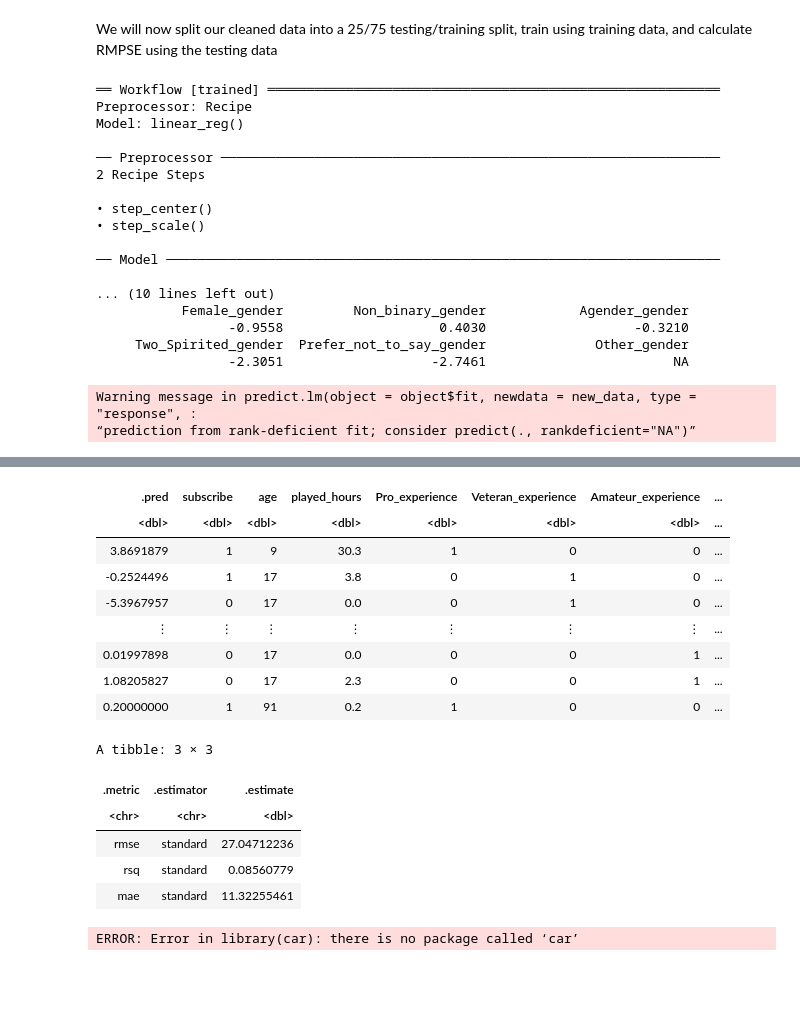
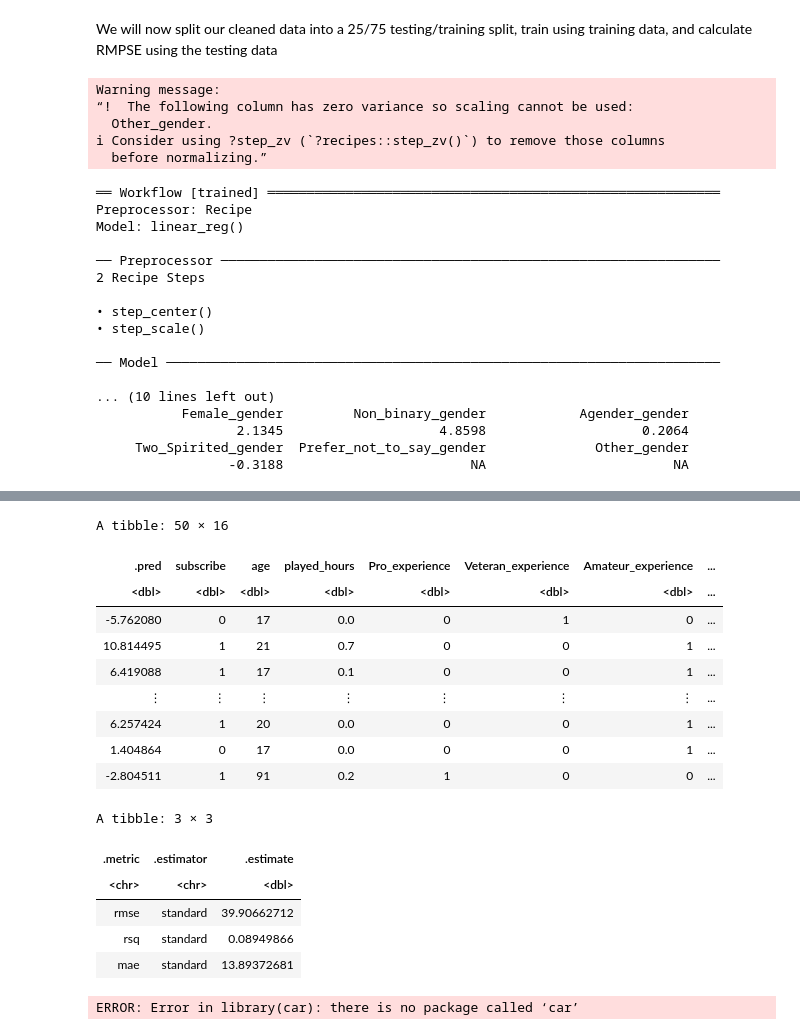
Before and after one commit to EricDing05/dsci100project, a Jupyter notebook: Method_and_Results.ipynb, the cells around one changed output, grey strips where cells are left out. Cells and saved outputs as stored; diff of their text form; code cells hidden in the pictures; blank space fills up the shorter version.

```diff
--- a/Method_and_Results.ipynb
+++ b/Method_and_Results.ipynb
@@ -94,7 +94,7 @@ Figure 2. Distribution of gender categories
 We will now split our cleaned data into a 25/75 testing/training split, train using training data, and calculate RMPSE using the testing data
 # %%
 set.seed(100)
-split = initial_split(players_clean, 0.75)
+split = initial_split(players_clean, 0.75, strata = played_hours)
 testing = testing(split)
 training = training(split)
 
@@ -109,34 +109,37 @@ lm_spec = linear_reg() |>
 player_fit = workflow() |>
     add_model(lm_spec) |>
     add_recipe(player_recipe) |>
-    fit(data = players_clean)
+    fit(data = training)
 player_fit
 
 player_preds <- player_fit |>
-  predict(players_clean) |>
-  bind_cols(players_clean)
+  predict(testing) |>
+  bind_cols(testing)
 
 player_metrics = player_preds |> metrics(truth = played_hours, estimate = .pred)
 
 player_preds
 player_metrics
 # %% [output]
-══ Workflow [trained] ══════════════════════════════════════════════════════════
-Preprocessor: Recipe
-Model: linear_reg()
-
-── Preprocessor ────────────────────────────────────────────────────────────────
-2 Recipe Steps
-
-• step_center()
-• step_scale()
-
-── Model ───────────────────────────────────────────────────────────────────────
-
-... (10 lines left out)
-           Female_gender         Non_binary_gender            Agender_gender
-                 -0.9558                    0.4030                   -0.3210
-     Two_Spirited_gender  Prefer_not_to_say_gender              Other_gender
-                 -2.3051                   -2.7461                        NA
+Warning message:
+“!  The following column has zero variance so scaling cannot be used:
+  Other_gender.
+ℹ Consider using ?step_zv (`?recipes::step_zv()`) to remove those columns
+  before normalizing.”
-Warning message in predict.lm(object = object$fit, newdata = new_data, type = "response", :
-“prediction from rank-deficient fit; consider predict(., rankdeficient="NA")”
+══ Workflow [trained] ══════════════════════════════════════════════════════════
+Preprocessor: Recipe
+Model: linear_reg()
+
+── Preprocessor ────────────────────────────────────────────────────────────────
+2 Recipe Steps
+
+• step_center()
+• step_scale()
+
+── Model ───────────────────────────────────────────────────────────────────────
+
+... (10 lines left out)
+           Female_gender         Non_binary_gender            Agender_gender
+                  2.1345                    4.8598                    0.2064
+     Two_Spirited_gender  Prefer_not_to_say_gender              Other_gender
+                 -0.3188                        NA                        NA
@@ -144,18 +148,19 @@ A tibble: 196 × 16
+A tibble: 50 × 16
 | .pred | subscribe | age | played_hours | Pro_experience | Veteran_experience | Amateur_experience | ... |
 | <dbl> | <dbl> | <dbl> | <dbl> | <dbl> | <dbl> | <dbl> | ... |
-| 3.8691879 | 1 | 9 | 30.3 | 1 | 0 | 0 | ... |
-| -0.2524496 | 1 | 17 | 3.8 | 0 | 1 | 0 | ... |
-| -5.3967957 | 0 | 17 | 0.0 | 0 | 1 | 0 | ... |
+| -5.762080 | 0 | 17 | 0.0 | 0 | 1 | 0 | ... |
+| 10.814495 | 1 | 21 | 0.7 | 0 | 0 | 1 | ... |
+| 6.419088 | 1 | 17 | 0.1 | 0 | 0 | 1 | ... |
 | ⋮ | ⋮ | ⋮ | ⋮ | ⋮ | ⋮ | ⋮ | ... |
-| 0.01997898 | 0 | 17 | 0.0 | 0 | 0 | 1 | ... |
-| 1.08205827 | 0 | 17 | 2.3 | 0 | 0 | 1 | ... |
-| 0.20000000 | 1 | 91 | 0.2 | 1 | 0 | 0 | ... |
+| 6.257424 | 1 | 20 | 0.0 | 0 | 0 | 1 | ... |
+| 1.404864 | 0 | 17 | 0.0 | 0 | 0 | 1 | ... |
+| -2.804511 | 1 | 91 | 0.2 | 1 | 0 | 0 | ... |
-A tibble: 3 × 3
+A tibble: 3 × 3
 | .metric | .estimator | .estimate |
 | <chr> | <chr> | <dbl> |
-| rmse | standard | 27.04712236 |
-| rsq | standard | 0.08560779 |
-| mae | standard | 11.32255461 |
+| rmse | standard | 39.90662712 |
+| rsq | standard | 0.08949866 |
+| mae | standard | 13.89372681 |
 # %%
 We found that the most
 # %% [output]
```
Also changed, not shown: parts of 1 cell of this notebook.
